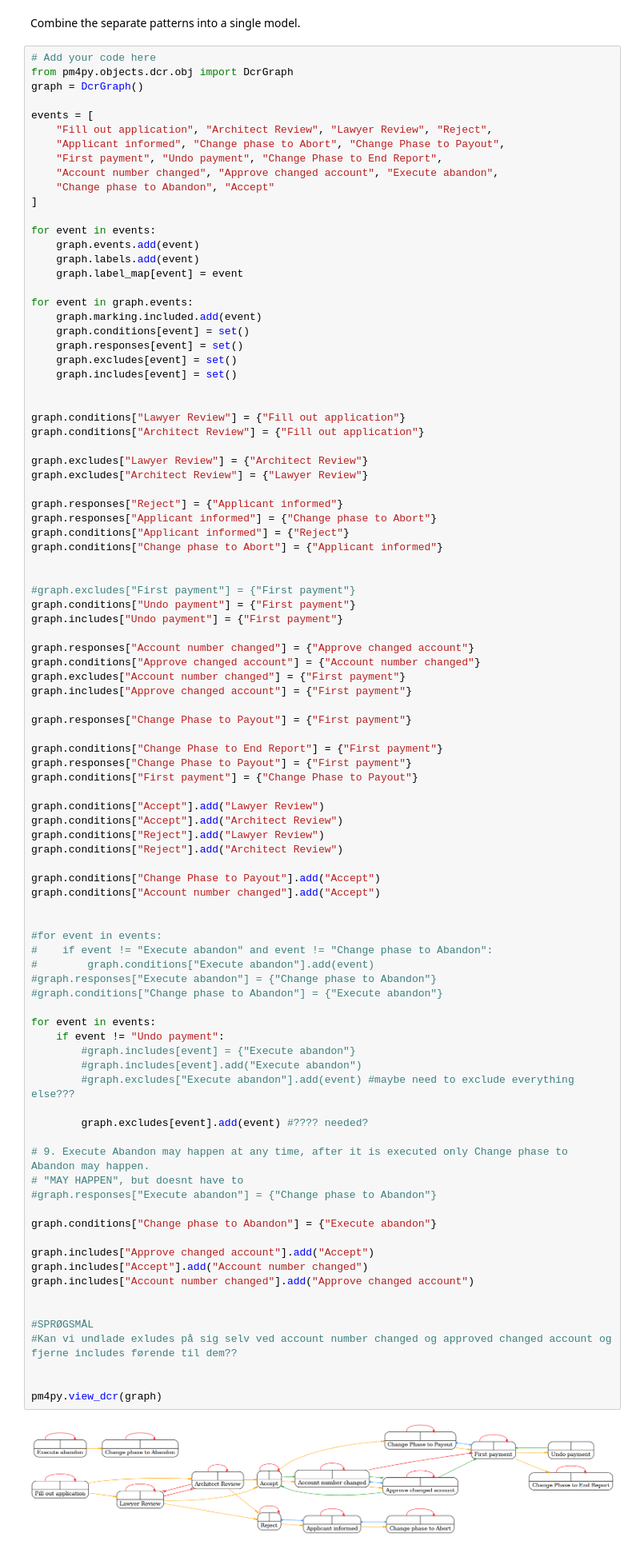
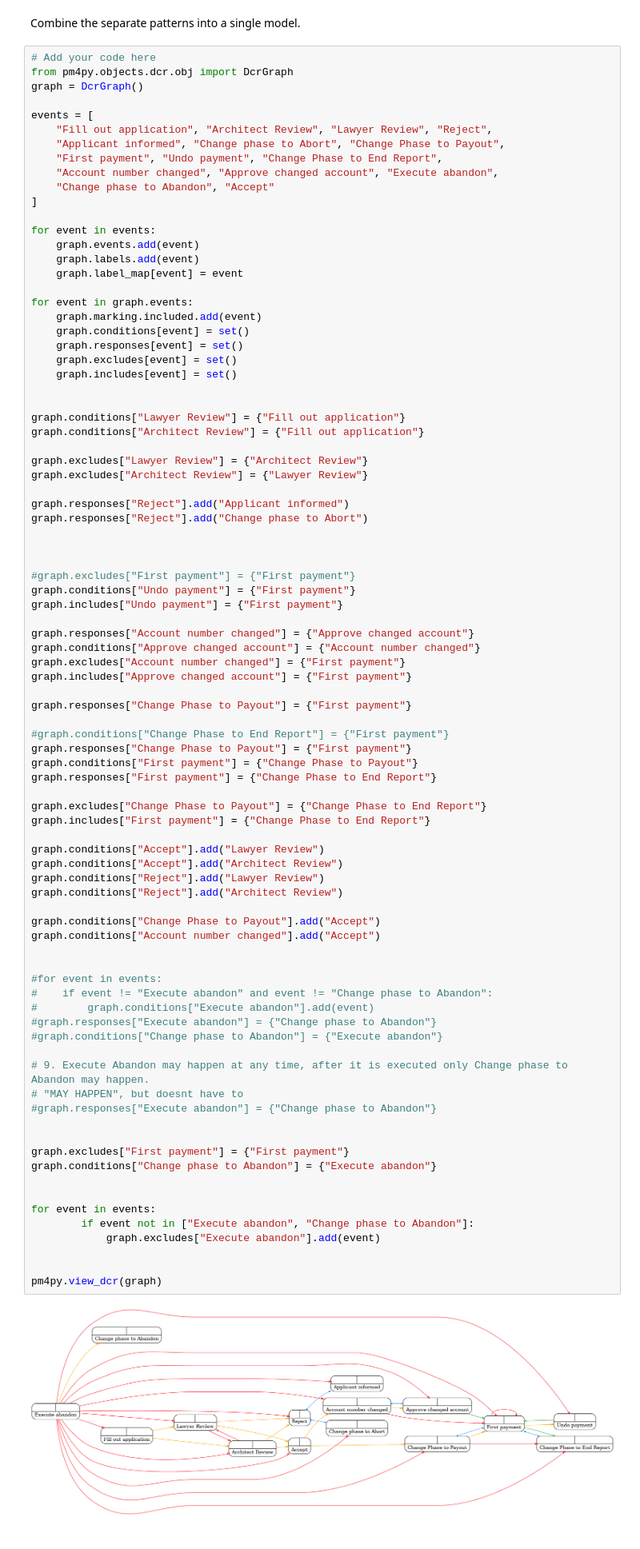
Before and after one commit to bgv600/REBS, a Jupyter notebook: Mandatory Assignment 1/pm4py-dcr-feature-dcr_in_pm4py_revised/notebooks/rebs2024_assignment1.ipynb, the cells around one changed output. Shown at 80% size. Drawn from its saved outputs; the diff is of its cells as text.

```diff
--- a/Mandatory Assignment 1/pm4py-dcr-feature-dcr_in_pm4py_revised/notebooks/rebs2024_assignment1.ipynb
+++ b/Mandatory Assignment 1/pm4py-dcr-feature-dcr_in_pm4py_revised/notebooks/rebs2024_assignment1.ipynb
@@ -588,10 +602,9 @@ graph.conditions["Architect Review"] = {"Fill out application"}
 graph.excludes["Lawyer Review"] = {"Architect Review"}
 graph.excludes["Architect Review"] = {"Lawyer Review"}
 
-graph.responses["Reject"] = {"Applicant informed"}
-graph.responses["Applicant informed"] = {"Change phase to Abort"}
-graph.conditions["Applicant informed"] = {"Reject"}
-graph.conditions["Change phase to Abort"] = {"Applicant informed"}
+graph.responses["Reject"].add("Applicant informed")
+graph.responses["Reject"].add("Change phase to Abort")
+
 
 
 #graph.excludes["First payment"] = {"First payment"}
@@ -605,51 +618,46 @@ graph.includes["Approve changed account"] = {"First payment"}
 
 graph.responses["Change Phase to Payout"] = {"First payment"}
 
-graph.conditions["Change Phase to End Report"] = {"First payment"}
+#graph.conditions["Change Phase to End Report"] = {"First payment"}
 graph.responses["Change Phase to Payout"] = {"First payment"}
 graph.conditions["First payment"] = {"Change Phase to Payout"}
+graph.responses["First payment"] = {"Change Phase to End Report"}
+
+graph.excludes["Change Phase to Payout"] = {"Change Phase to End Report"}
+graph.includes["First payment"] = {"Change Phase to End Report"}
 
 graph.conditions["Accept"].add("Lawyer Review")
 graph.conditions["Accept"].add("Architect Review")
 graph.conditions["Reject"].add("Lawyer Review")
 graph.conditions["Reject"].add("Architect Review")
 
 graph.conditions["Change Phase to Payout"].add("Accept")
 graph.conditions["Account number changed"].add("Accept")
 
 
 #for event in events:
 #    if event != "Execute abandon" and event != "Change phase to Abandon":
 #        graph.conditions["Execute abandon"].add(event)
 #graph.responses["Execute abandon"] = {"Change phase to Abandon"}
 #graph.conditions["Change phase to Abandon"] = {"Execute abandon"}
 
-for event in events:
-    if event != "Undo payment":
-        #graph.includes[event] = {"Execute abandon"}
-        #graph.includes[event].add("Execute abandon")
-        #graph.excludes["Execute abandon"].add(event) #maybe need to exclude everything else???
-
-        graph.excludes[event].add(event) #???? needed?
-
 # 9. Execute Abandon may happen at any time, after it is executed only Change phase to Abandon may happen.
 # "MAY HAPPEN", but doesnt have to
 #graph.responses["Execute abandon"] = {"Change phase to Abandon"}
 
+
+graph.excludes["First payment"] = {"First payment"}
 graph.conditions["Change phase to Abandon"] = {"Execute abandon"}
 
-graph.includes["Approve changed account"].add("Accept")
-graph.includes["Accept"].add("Account number changed")
-graph.includes["Account number changed"].add("Approve changed account")
 
-
-#SPRØGSMÅL
-#Kan vi undlade exludes på sig selv ved account number changed og approved changed account og fjerne includes førende til dem??
+for event in events:
+        if event not in ["Execute abandon", "Change phase to Abandon"]:
+            graph.excludes["Execute abandon"].add(event)
 
 
 pm4py.view_dcr(graph)
 # %% [output]
-[figure, old version]
+[figure, new version]
 # %% [markdown]
 ## Task 3
 # %% [markdown]
```
Also changed, not shown: parts of 5 cells of this notebook, 1 other file.
